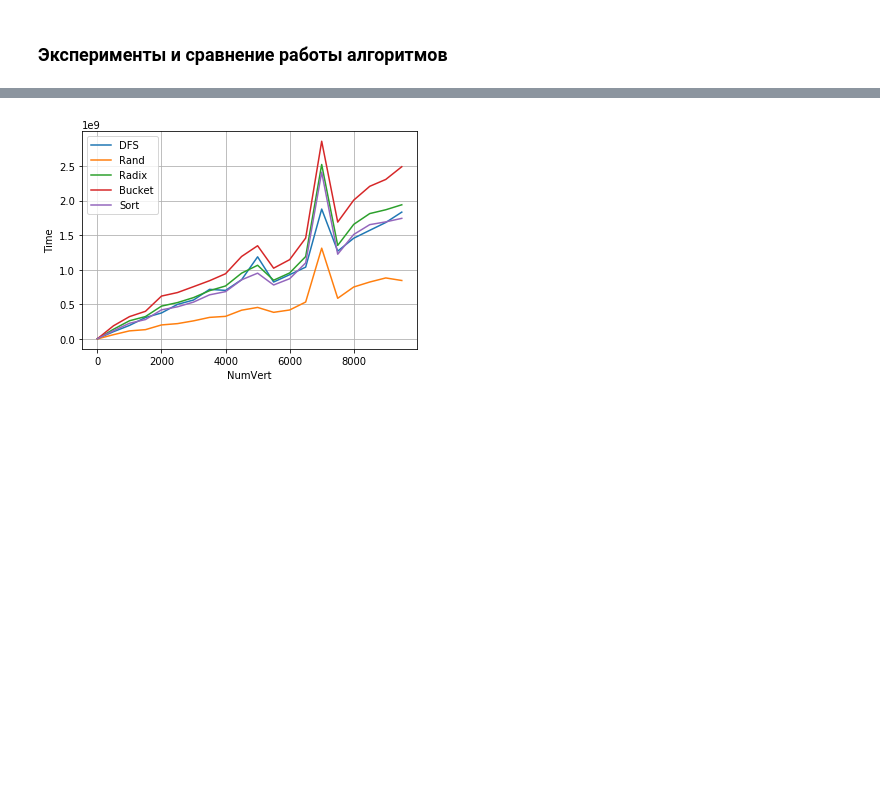
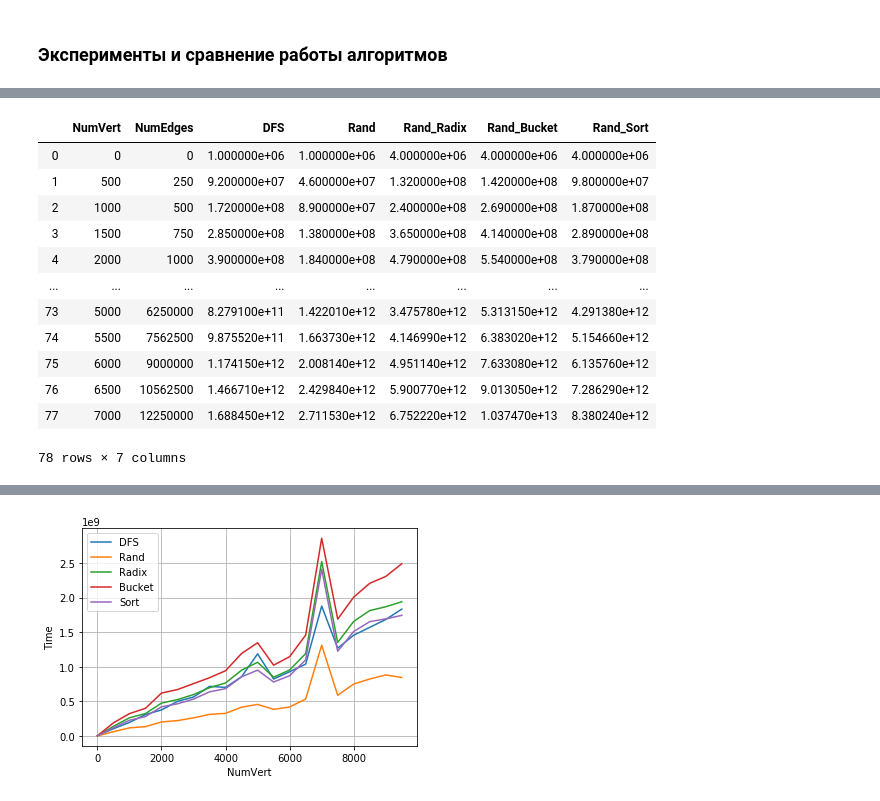
Before and after one commit to kislN/graph_lab_1, a Jupyter notebook: report.ipynb, the cells around one changed output, grey strips where cells are left out. Cells and saved outputs as stored; diff of their text form; code cells hidden in the pictures; blank space fills up the shorter version.

```diff
--- a/report.ipynb
+++ b/report.ipynb
@@ -50,0 +72,17 @@ data8
+# %%
+data16 = pd.read_csv("./data/Out_16b.csv")
+data16
+# %% [output]
+|  | NumVert | NumEdges | DFS | Rand | Rand_Radix | Rand_Bucket | Rand_Sort |
+| 0 | 0 | 0 | 1.000000e+06 | 1.000000e+06 | 4.000000e+06 | 4.000000e+06 | 4.000000e+06 |
+| 1 | 500 | 250 | 9.200000e+07 | 4.600000e+07 | 1.320000e+08 | 1.420000e+08 | 9.800000e+07 |
+| 2 | 1000 | 500 | 1.720000e+08 | 8.900000e+07 | 2.400000e+08 | 2.690000e+08 | 1.870000e+08 |
+| 3 | 1500 | 750 | 2.850000e+08 | 1.380000e+08 | 3.650000e+08 | 4.140000e+08 | 2.890000e+08 |
+| 4 | 2000 | 1000 | 3.900000e+08 | 1.840000e+08 | 4.790000e+08 | 5.540000e+08 | 3.790000e+08 |
+| ... | ... | ... | ... | ... | ... | ... | ... |
+| 73 | 5000 | 6250000 | 8.279100e+11 | 1.422010e+12 | 3.475780e+12 | 5.313150e+12 | 4.291380e+12 |
+| 74 | 5500 | 7562500 | 9.875520e+11 | 1.663730e+12 | 4.146990e+12 | 6.383020e+12 | 5.154660e+12 |
+| 75 | 6000 | 9000000 | 1.174150e+12 | 2.008140e+12 | 4.951140e+12 | 7.633080e+12 | 6.135760e+12 |
+| 76 | 6500 | 10562500 | 1.466710e+12 | 2.429840e+12 | 5.900770e+12 | 9.013050e+12 | 7.286290e+12 |
+| 77 | 7000 | 12250000 | 1.688450e+12 | 2.711530e+12 | 6.752220e+12 | 1.037470e+13 | 8.380240e+12 |
+78 rows × 7 columns
```
Also changed, not shown: parts of 10 cells of this notebook, 8 other files.
